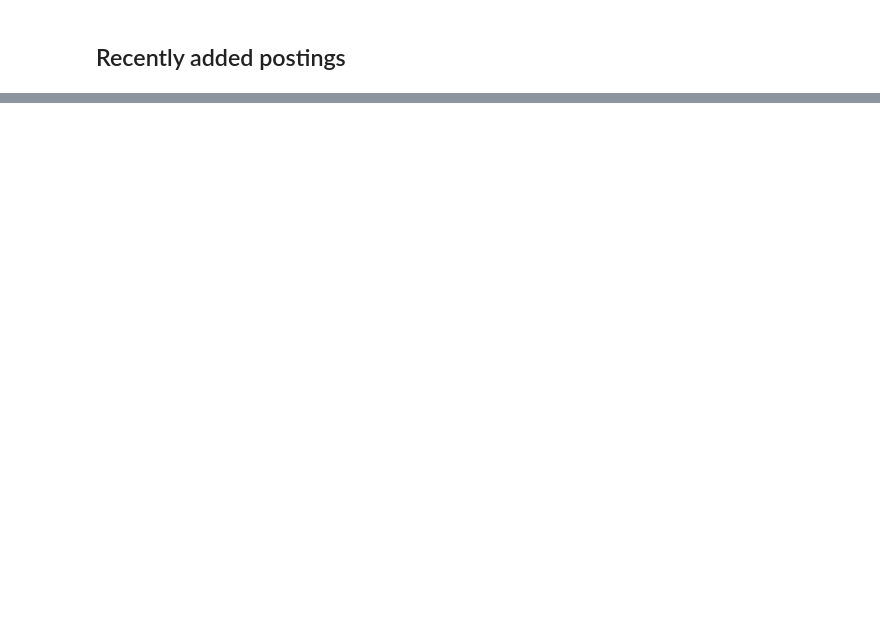
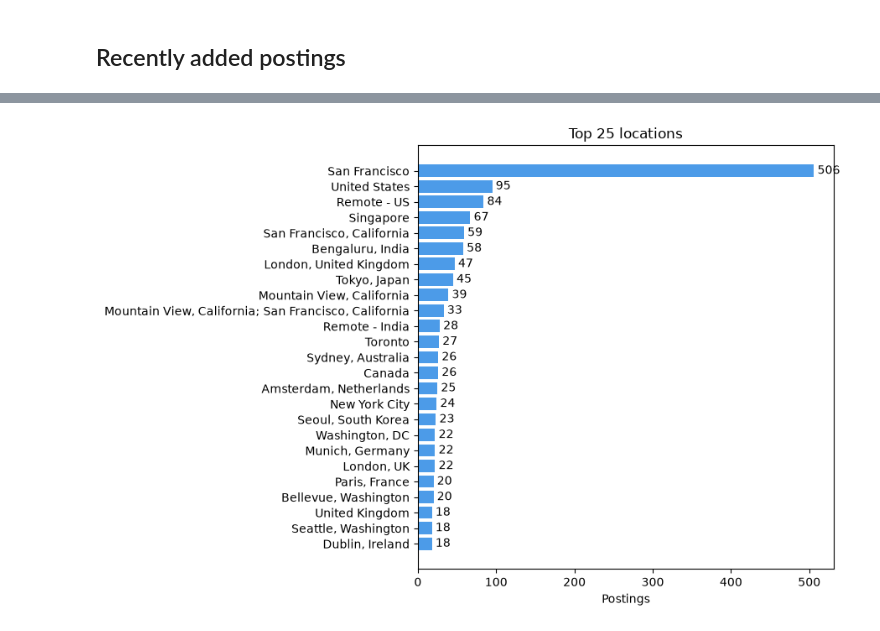
Before and after one commit to GalKepler/job_agent, a Jupyter notebook: notebooks/01_pipeline_overview.ipynb, the cells around one changed output, grey strips where cells are left out. Drawn from its saved outputs; the diff is of its cells as text; code cells hidden in the pictures; blank space fills up the shorter version.

```diff
--- a/notebooks/01_pipeline_overview.ipynb
+++ b/notebooks/01_pipeline_overview.ipynb
@@ -83,0 +118,19 @@ df_recent
+# %%
+from sqlalchemy import Integer
+
+with Session(engine) as s:
+    rows = s.execute(
+        select(
+            Posting.company,
+            Posting.source,
+            func.count().label('total'),
+            func.sum(func.cast(Posting.status == 'skipped', Integer)).label('skipped'),
+        )
+        .group_by(Posting.company, Posting.source)
+        .order_by(func.count().desc())
+    ).all()
+
+df_companies = pd.DataFrame(rows, columns=['company', 'source', 'total', 'skipped'])
+df_companies['kept'] = df_companies['total'] - df_companies['skipped']
+df_companies['skip_%'] = (df_companies['skipped'] / df_companies['total'] * 100).round(0).astype(int).astype(str) + '%'
+df_companies[['company', 'source', 'total', 'kept', 'skip_%']]
@@ -83,0 +145,22 @@ df_recent
+# %%
+# Top locations across all postings
+with Session(engine) as s:
+    rows = s.execute(
+        select(Posting.location, func.count().label('n'))
+        .where(Posting.location != None, Posting.location != '')
+        .group_by(Posting.location)
+        .order_by(func.count().desc())
+        .limit(25)
+    ).all()
+
+df_loc = pd.DataFrame(rows, columns=['location', 'count'])
+
+fig, ax = plt.subplots(figsize=(9, 6))
+ax.barh(df_loc['location'][::-1], df_loc['count'][::-1], color='#4c9be8')
+ax.bar_label(ax.containers[0], padding=3)
+ax.set_xlabel('Postings')
+ax.set_title('Top 25 locations')
+plt.tight_layout()
+plt.show()
+# %% [output]
+[figure, added]
```
Also changed, not shown: parts of 9 cells of this notebook, 12 other files.
